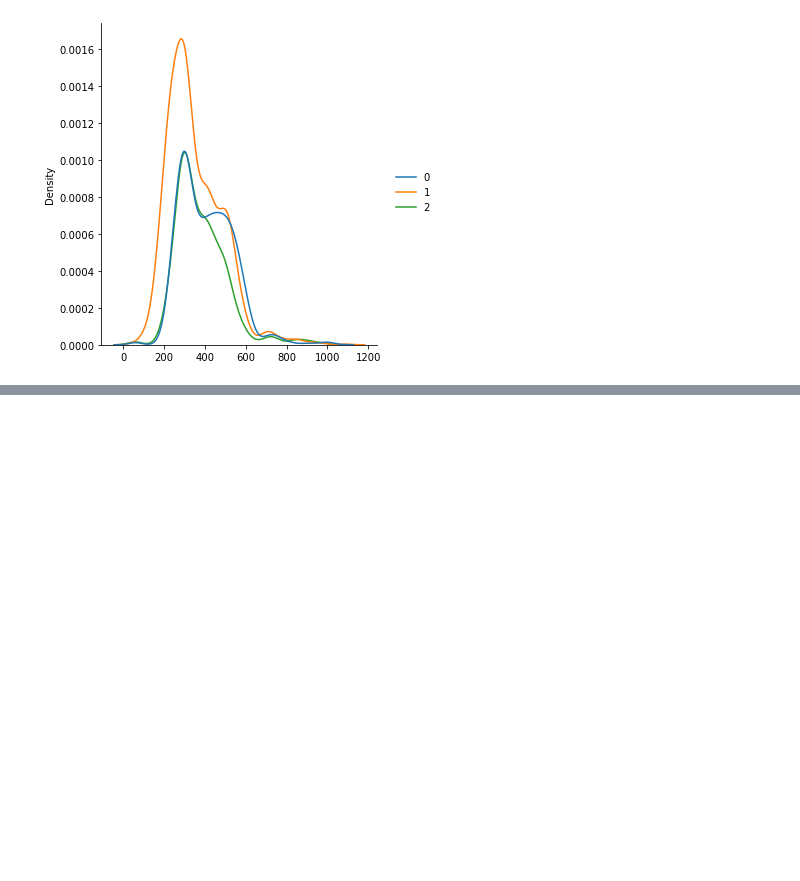
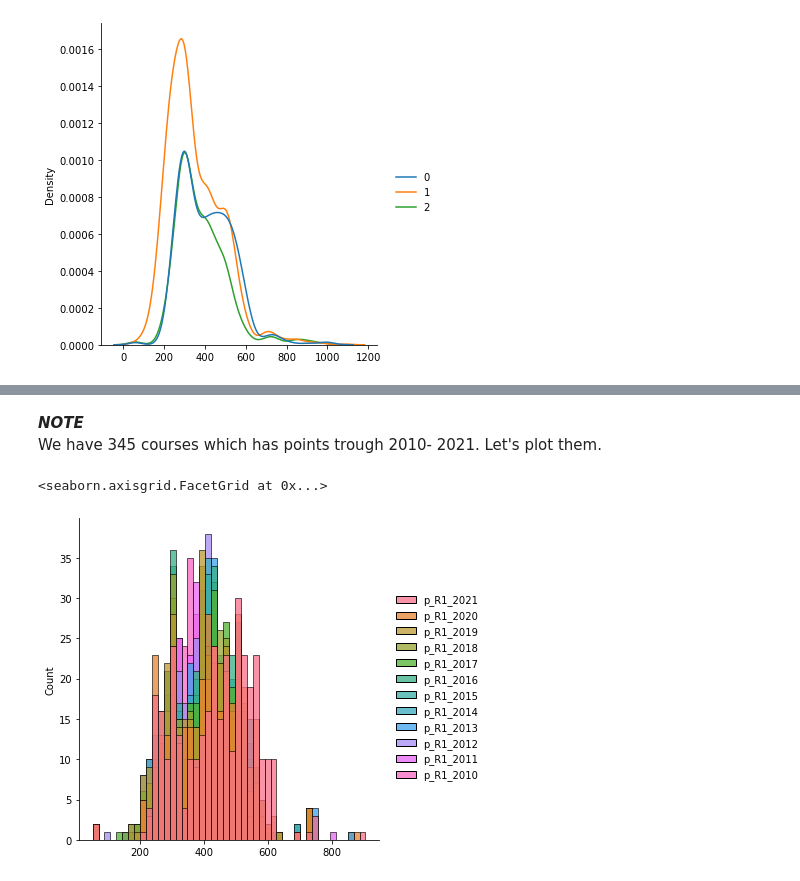
Before and after one commit to DracoNibilis/CAO_Points_Analysis, a Jupyter notebook: cao.ipynb, the cells around one changed output, grey strips where cells are left out. Saved outputs shown, nothing was run; the diff lists cells and outputs as text; code cells hidden in the pictures; blank space fills up the shorter version.

Commit message:
all courses

```diff
--- a/cao.ipynb
+++ b/cao.ipynb
@@ -1426,3 +1404,8 @@ sns.displot(all_three, kind='kde')
 # %% [output]
 <seaborn.axisgrid.FacetGrid at 0x...>
 [figure]
+# %%
+# Separate just rows with full data.
+# All courses who had points for 2021 - 2010.
+data_all_points = allcourses.dropna()
+data_all_points
@@ -1428,0 +1427,10 @@ sns.displot(all_three, kind='kde')
+# %% [markdown]
+***NOTE***<br>
+We have 345 courses which has points trough 2010- 2021.
+Let's plot them.
+# %%
+# Plot all courses with points.
+sns.displot(data_all_points)
+# %% [output]
+<seaborn.axisgrid.FacetGrid at 0x...>
+[figure, added]
```
Also changed, not shown: parts of 20 cells of this notebook.
